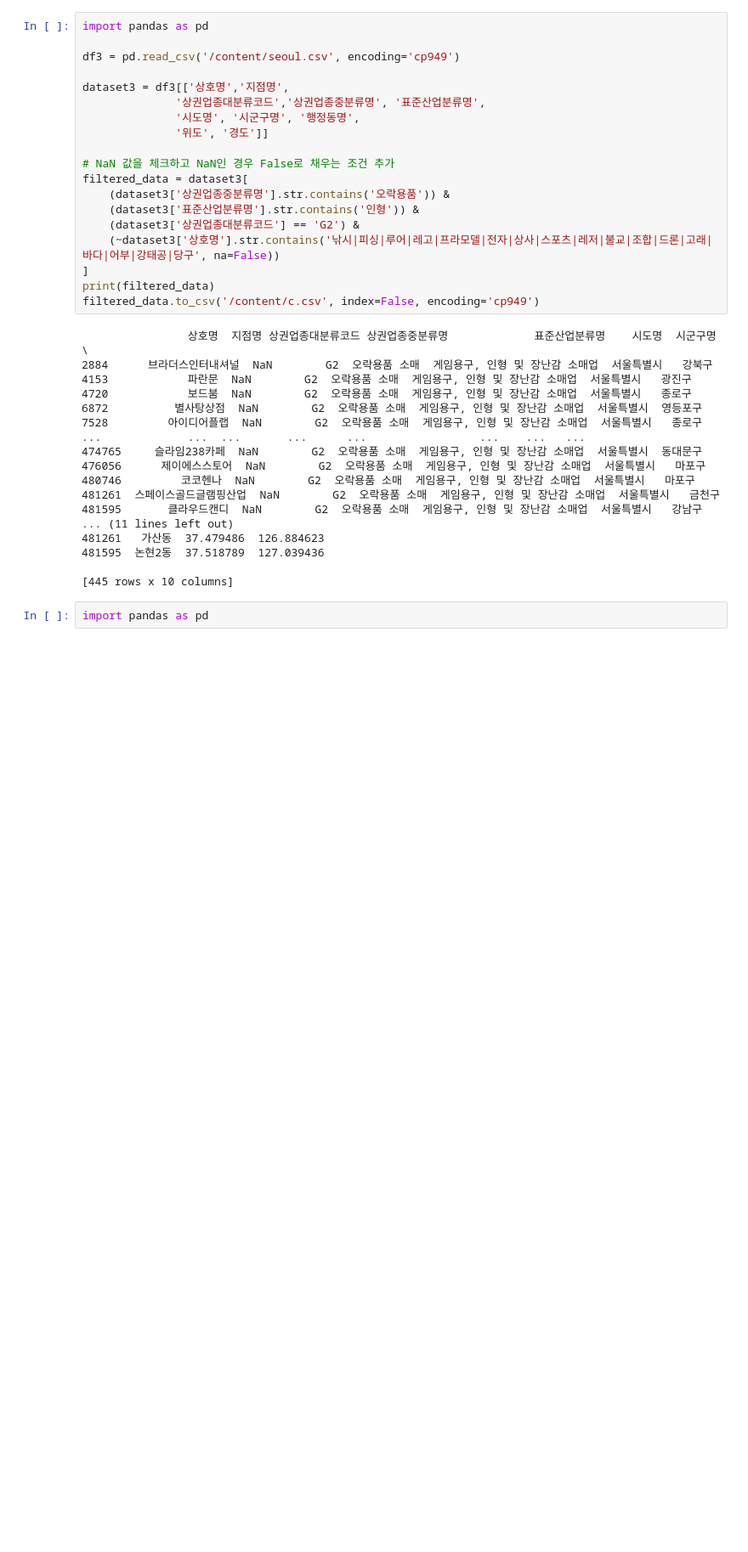
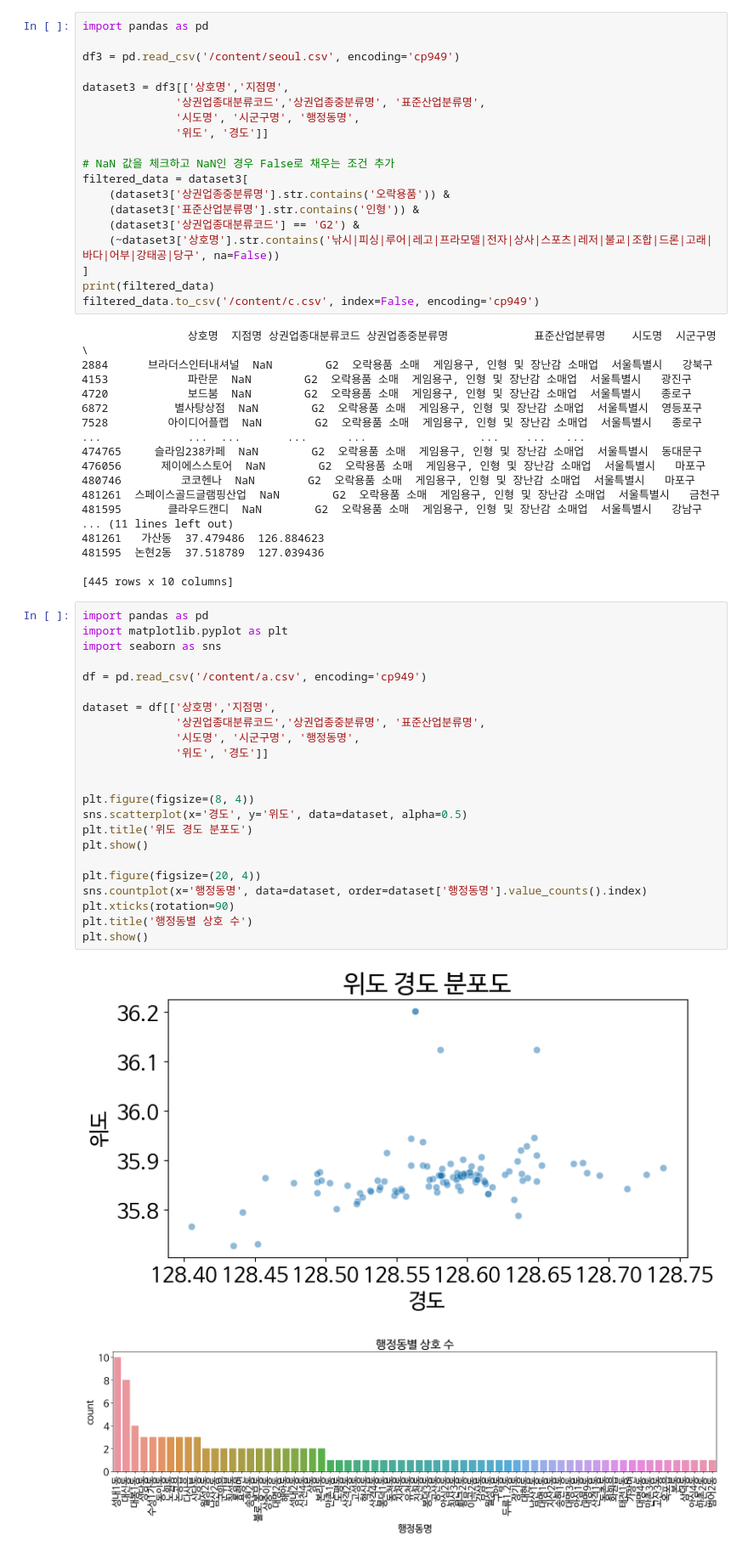
Before and after one commit to riorio214/colab, a Jupyter notebook: Untitled11.ipynb, the cells around one changed output. Shown: that part at 85% size. Drawn from its saved outputs; the diff is of its cells as text; blank space fills up the shorter version.

```diff
--- a/Untitled11.ipynb
+++ b/Untitled11.ipynb
@@ -148,5 +148,29 @@ filtered_data.to_csv('/content/c.csv', index=False, encoding='cp949')
 481595  논현2동  37.518789  127.039436
 
 [445 rows x 10 columns]
-# %%
-import pandas as pd
+# %%
+import pandas as pd
+import matplotlib.pyplot as plt
+import seaborn as sns
+
+df = pd.read_csv('/content/a.csv', encoding='cp949')
+
+dataset = df[['상호명','지점명',
+              '상권업종대분류코드','상권업종중분류명', '표준산업분류명',
+              '시도명', '시군구명', '행정동명',
+              '위도', '경도']]
+
+
+plt.figure(figsize=(8, 4))
+sns.scatterplot(x='경도', y='위도', data=dataset, alpha=0.5)
+plt.title('위도 경도 분포도')
+plt.show()
+
+plt.figure(figsize=(20, 4))
+sns.countplot(x='행정동명', data=dataset, order=dataset['행정동명'].value_counts().index)
+plt.xticks(rotation=90)
+plt.title('행정동별 상호 수')
+plt.show()
+# %% [output]
+[figure, added]
+[figure, added]
```
